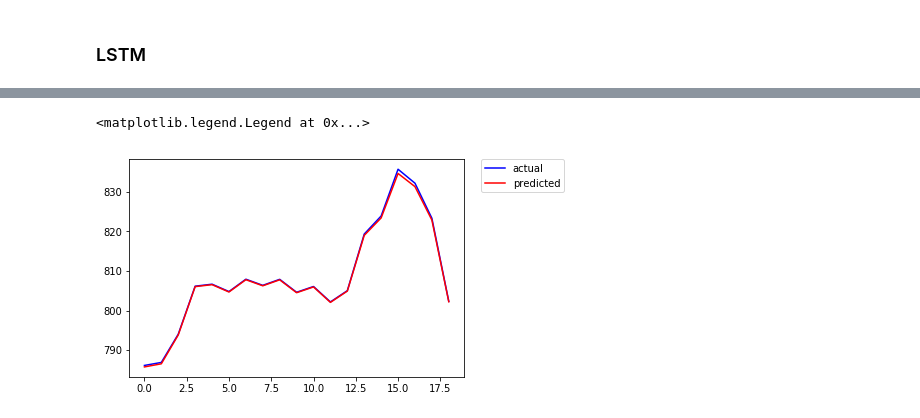
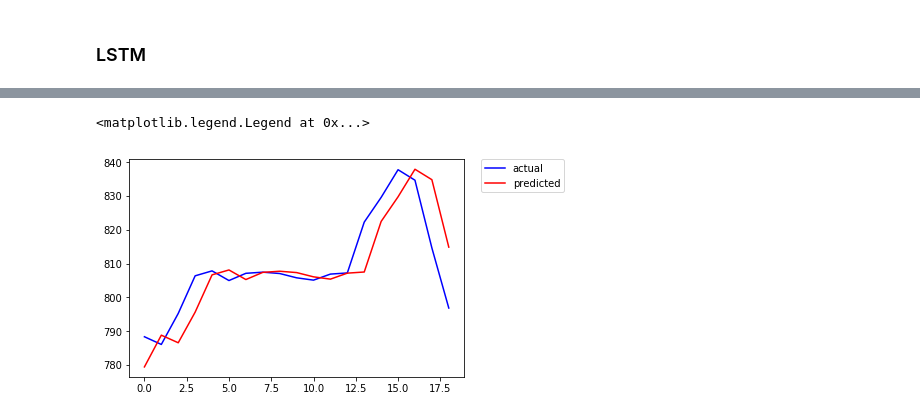
Before and after one commit to Pankajchandan/CMPE297, a Jupyter notebook: lab2-stock price.ipynb, the cells around one changed output, grey strips where cells are left out. Saved outputs shown, nothing was run; the diff lists cells and outputs as text; code cells hidden in the pictures.

```diff
--- a/lab2-stock price.ipynb
+++ b/lab2-stock price.ipynb
@@ -145,7 +145,7 @@ with tf.Session(graph=ann_graph) as sess:
             train_loss, _ = sess.run([loss, minimize], feed_dict = {inputs: batch_X, targets: batch_y})
             avg_cost += train_loss / total_batch
 
-        if (epoch_step) % 1 == 0:
+        if (epoch_step) % 10 == 0:
             print("Epoch:", '%04d' % (epoch_step+1), "cost= ",(avg_cost))
 
     prd_value = sess.run(logits, feed_dict = {inputs: test_x})
@@ -236,7 +229,7 @@ with tf.Session(graph=rnn_graph) as sess:
             train_loss, _ = sess.run([loss, minimize], feed_dict = {inputs: batch_X, targets: batch_y})
             avg_cost += train_loss / total_batch
 
-        if (epoch_step) % 1 == 0:
+        if (epoch_step) % 10 == 0:
             print("Epoch:", '%04d' % (epoch_step+1), "cost= ",(avg_cost))
 
     prd_value = sess.run(prediction, feed_dict = {inputs: test_x})
@@ -327,7 +313,7 @@ with tf.Session(graph=lstm_graph) as sess:
             train_loss, _ = sess.run([loss, minimize], feed_dict = {inputs: batch_X, targets: batch_y})
             avg_cost += train_loss / total_batch
 
-        if (epoch_step) % 1 == 0:
+        if (epoch_step) % 10 == 0:
             print("Epoch:", '%04d' % (epoch_step+1), "cost= ",(avg_cost))
 
     prd_value = sess.run(prediction, feed_dict = {inputs: test_x})
@@ -352,12 +331,12 @@ Epoch: 0200 cost=  0.000722784056913
 # %%
 # unscale the data first
-test_unscaled = scaler.inverse_transform(test)
+test_unscaled = scaler.inverse_transform(test_y)
 prd_value_unscaled = scaler.inverse_transform(prd_value)
 # %%
 # plot the data points
-plt.plot(test_unscaled[:-1],'b', label = 'actual')
+plt.plot(test_unscaled[:],'b', label = 'actual')
 plt.plot(prd_value_unscaled[:],'r', label = 'predicted')
 plt.legend(bbox_to_anchor=(1.05, 1), loc=2, borderaxespad=0.)
 # %% [output]
 <matplotlib.legend.Legend at 0x...>
-[figure, old version]
+[figure, new version]
```
Also changed, not shown: parts of 11 cells of this notebook.
